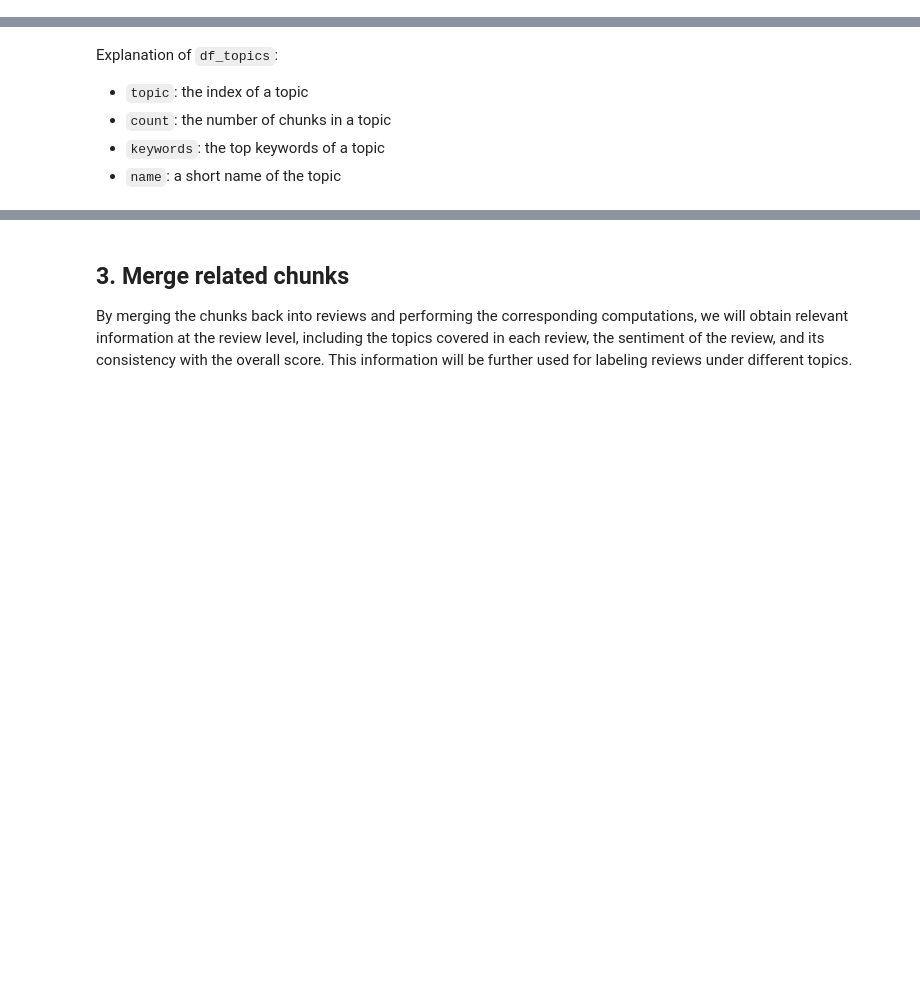
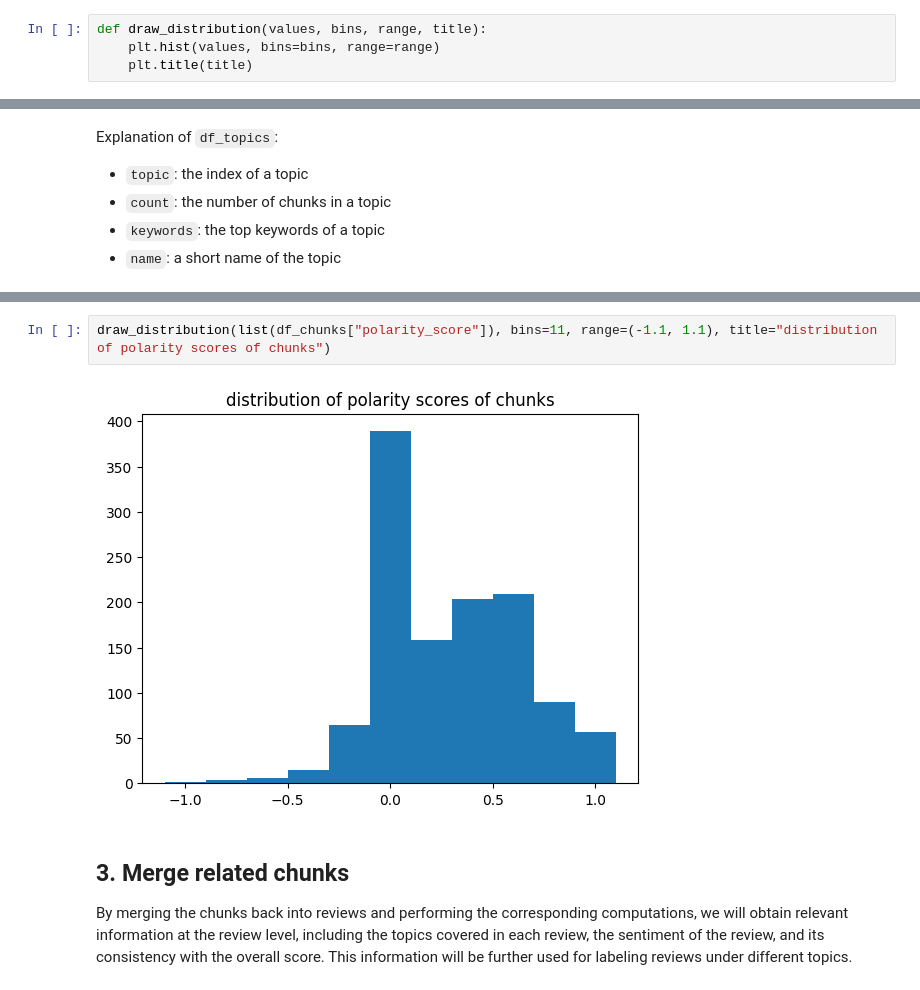
Before and after one commit to eriktks/orange3-argument, a Jupyter notebook: examples/example.ipynb, the cells around one changed output, grey strips where cells are left out. Drawn from its saved outputs; the diff is of its cells as text; blank space fills up the shorter version.

Commit message:
sentiment distribution graphs

```diff
--- a/examples/example.ipynb
+++ b/examples/example.ipynb
@@ -68,6 +68,10 @@ def perform_language_analysis(df_arguments):
                topics=chunk_topics,
                ranks=chunk_ranks
             ), df_topics
+# %%
+def draw_distribution(values, bins, range, title):
+    plt.hist(values, bins=bins, range=range)
+    plt.title(title)
 # %%
 df_chunks, df_topics = perform_language_analysis(df_arguments)
 # %% [output]
@@ -107,3 +129,7 @@ df_topics.head()
+# %%
+draw_distribution(list(df_chunks["polarity_score"]), bins=11, range=(-1.1, 1.1), title="distribution of polarity scores of chunks")
+# %% [output]
+[figure, added]
 # %% [markdown]
 ## 3. Merge related chunks
 
```
Also changed, not shown: parts of 16 cells of this notebook.
